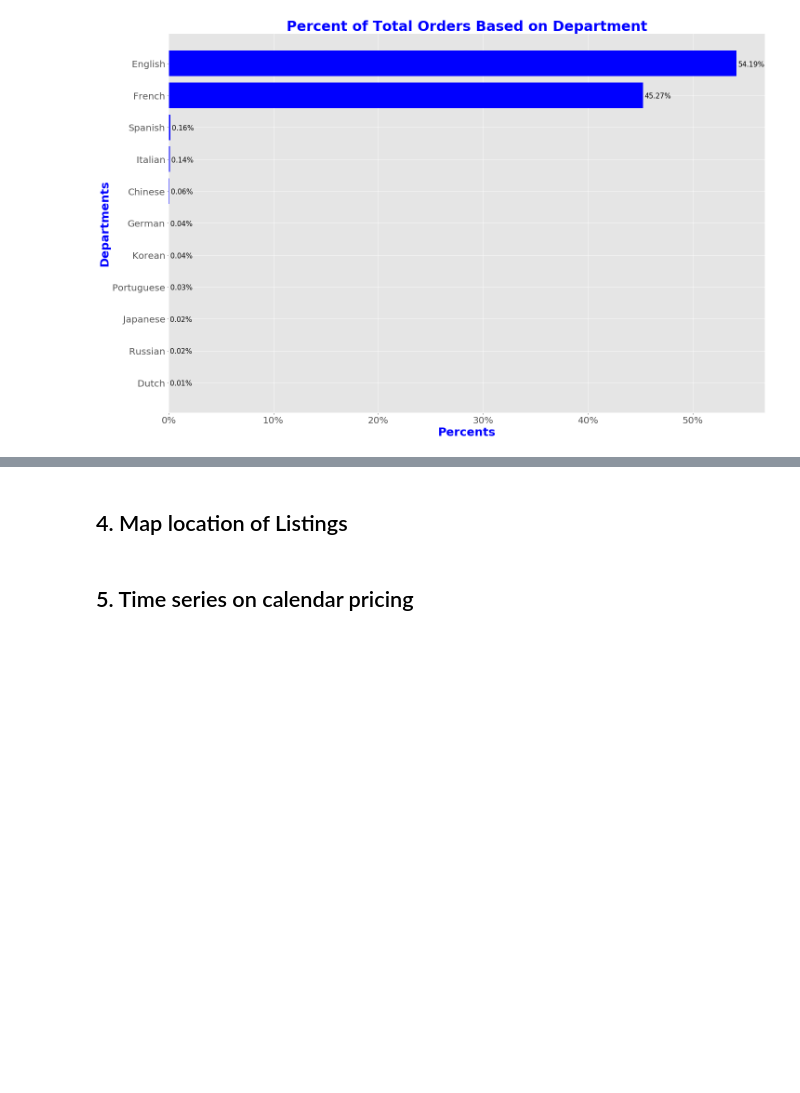
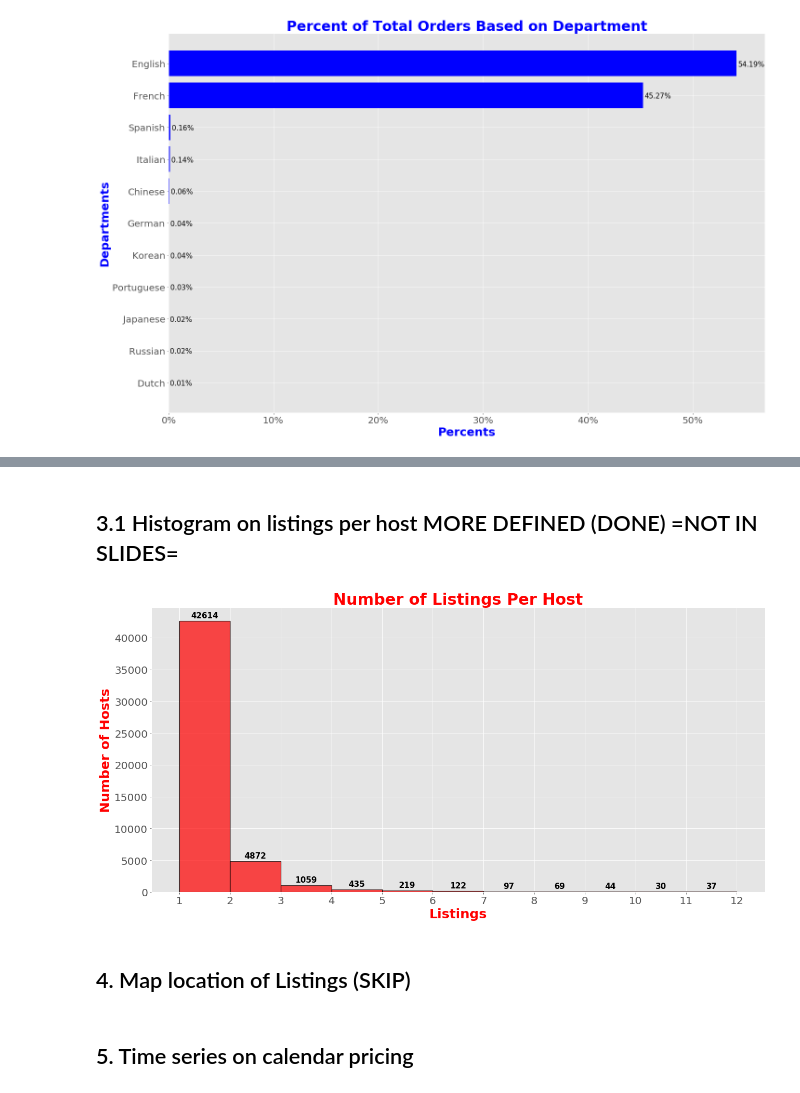
Before and after one commit to WinrichSy/AirBnBusiness, a Jupyter notebook: AirBnb Capstone.ipynb, the cells around one changed output, grey strips where cells are left out. Cells and saved outputs as stored; diff of their text form; code cells hidden in the pictures; blank space fills up the shorter version.

```diff
--- a/AirBnb Capstone.ipynb
+++ b/AirBnb Capstone.ipynb
@@ -949,5 +967,26 @@ plt.show()
+# %% [markdown]
+## 3.1 Histogram on listings per host MORE DEFINED (DONE) =NOT IN SLIDES=
+# %%
+#DONE
+#plot histogram of listings per host smaller bins
+color = 'red'
+fig, ax = plt.subplots(figsize=(21,10))
+max_val = int(max(host_listing_count['host_total_listings_count']))
+
+items, bins, patches = ax.hist(host_listing_count['host_total_listings_count'], bins = range(1, 13), color = color, alpha=0.7, edgecolor='black', linewidth=1.2)
+plt.xticks(range(1, 13), size=20)
+plt.yticks(size = 20)
+plt.xlabel('Listings', size=25, color=color, weight='bold')
+plt.ylabel('Number of Hosts', size=25, color=color, weight='bold')
+plt.title('Number of Listings Per Host', fontsize=30, color=color, weight='bold')
+
+autolabel(patches)
+
+plt.show()
+# %% [output]
+[figure, added]
 # %% [markdown]
-## 4. Map location of Listings
+## 4. Map location of Listings (SKIP)
 # %% [markdown]
 ## 5. Time series on calendar pricing
 # %% [markdown]
```
Also changed, not shown: parts of 3 cells of this notebook.
